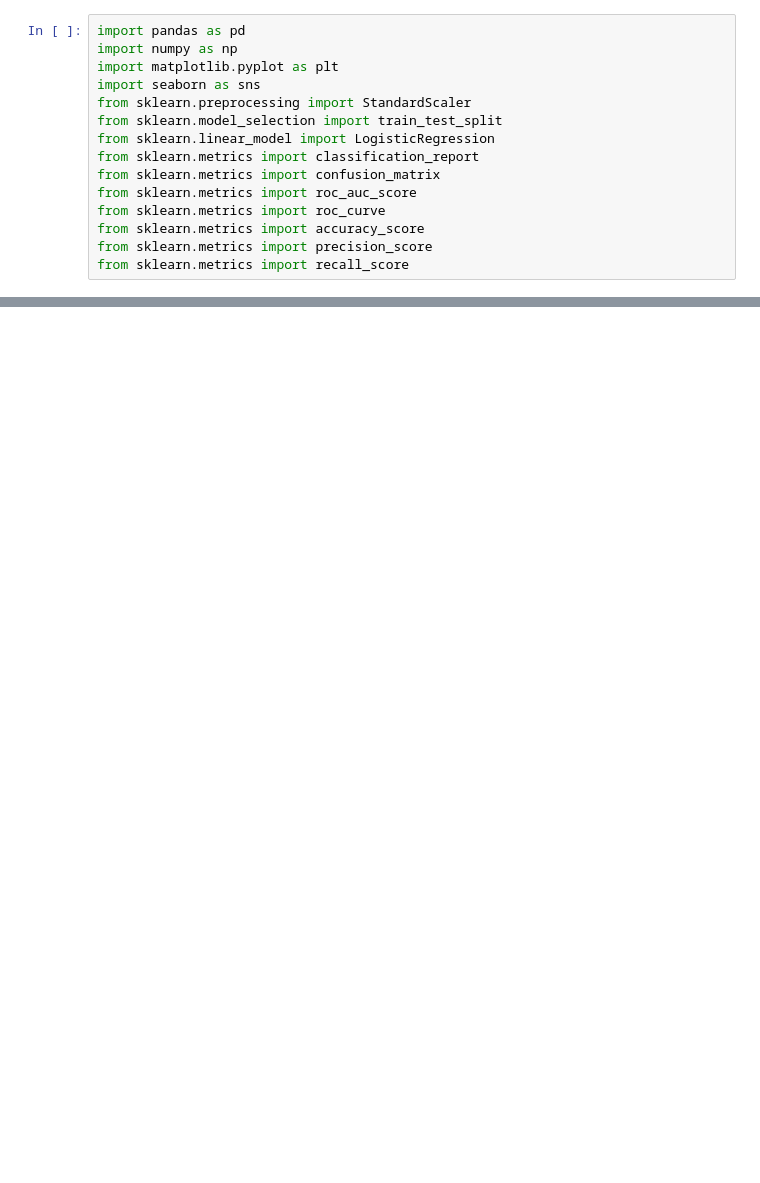
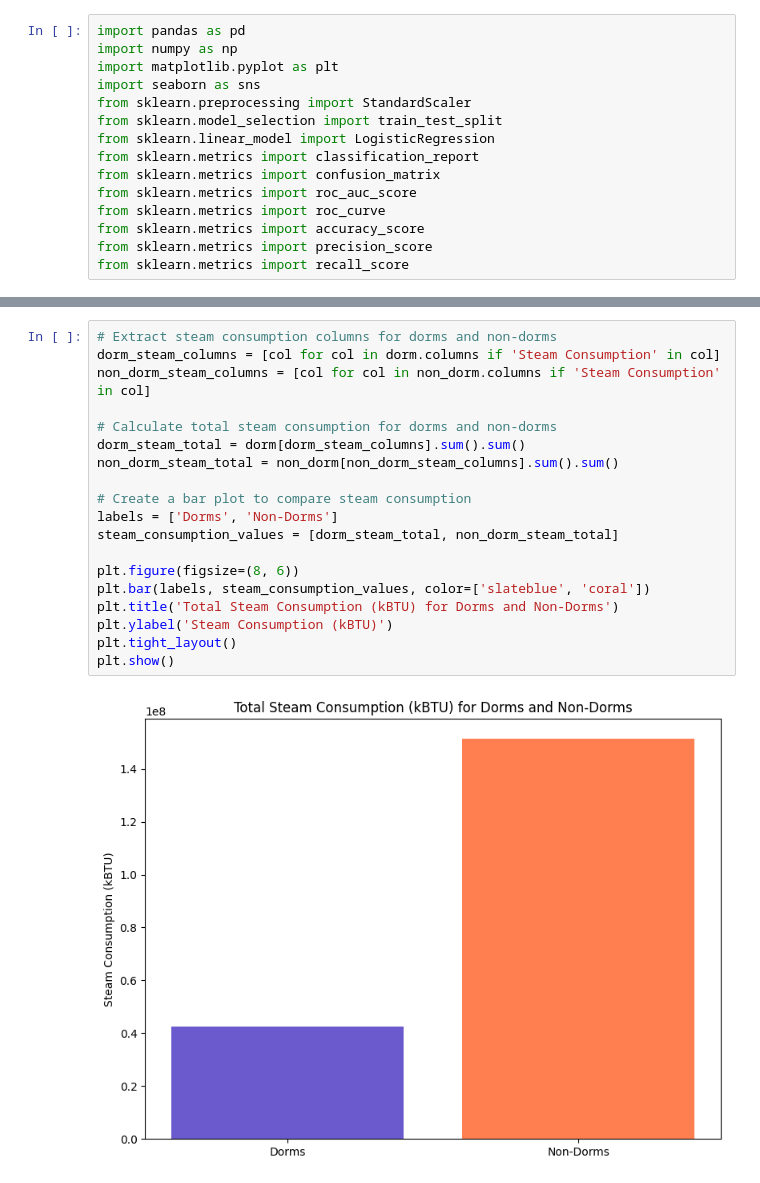
Before and after one commit to SadeekFarhan21/HighSchoolIO2024, a Jupyter notebook: track_2.ipynb, the cells around one changed output, grey strips where cells are left out. Cells and saved outputs as stored; diff of their text form; blank space fills up the shorter version.

```diff
--- a/track_2.ipynb
+++ b/track_2.ipynb
@@ -35,0 +101,21 @@ dorm
+# %%
+# Extract steam consumption columns for dorms and non-dorms
+dorm_steam_columns = [col for col in dorm.columns if 'Steam Consumption' in col]
+non_dorm_steam_columns = [col for col in non_dorm.columns if 'Steam Consumption' in col]
+
+# Calculate total steam consumption for dorms and non-dorms
+dorm_steam_total = dorm[dorm_steam_columns].sum().sum()
+non_dorm_steam_total = non_dorm[non_dorm_steam_columns].sum().sum()
+
+# Create a bar plot to compare steam consumption
+labels = ['Dorms', 'Non-Dorms']
+steam_consumption_values = [dorm_steam_total, non_dorm_steam_total]
+
+plt.figure(figsize=(8, 6))
+plt.bar(labels, steam_consumption_values, color=['slateblue', 'coral'])
+plt.title('Total Steam Consumption (kBTU) for Dorms and Non-Dorms')
+plt.ylabel('Steam Consumption (kBTU)')
+plt.tight_layout()
+plt.show()
+# %% [output]
+[figure, added]
```
Also changed, not shown: parts of 8 cells of this notebook, 4 other files.
